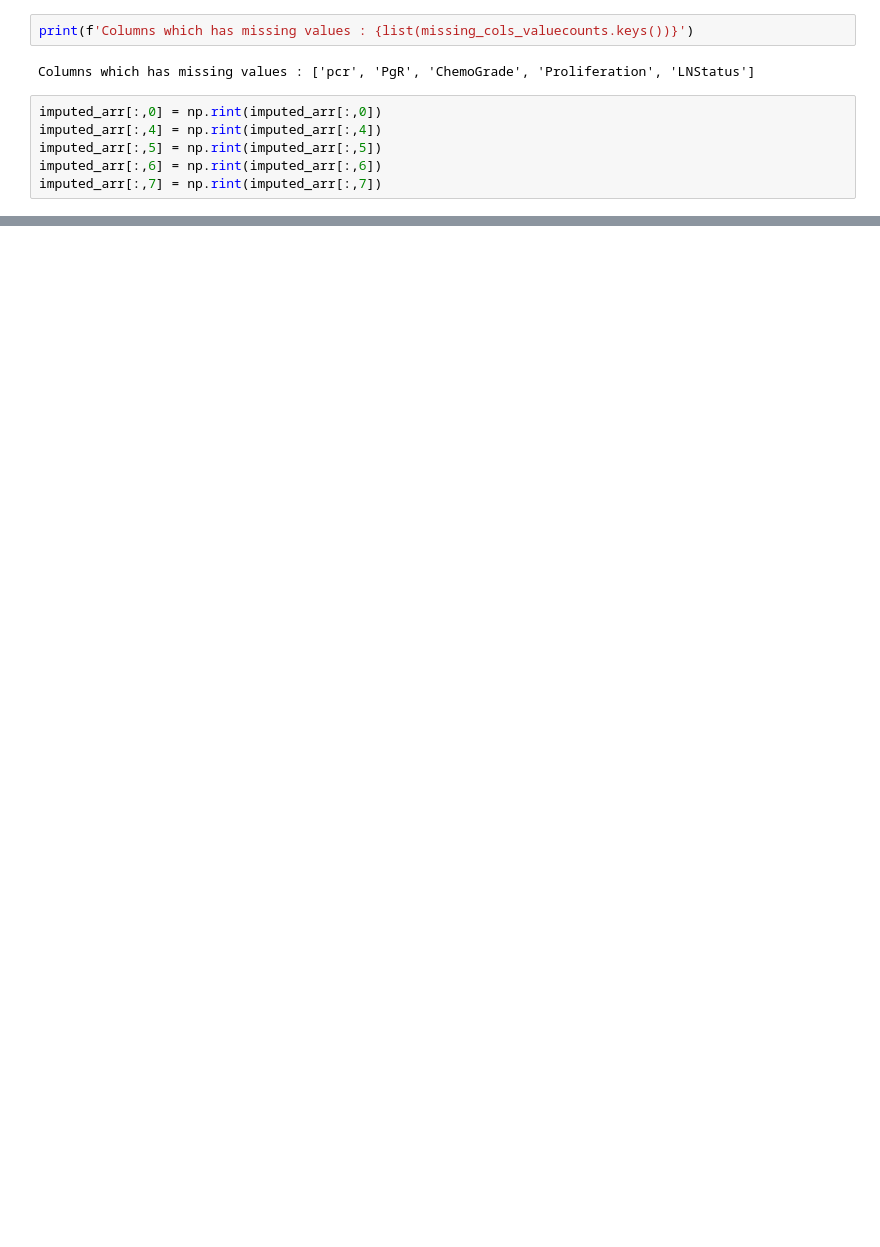
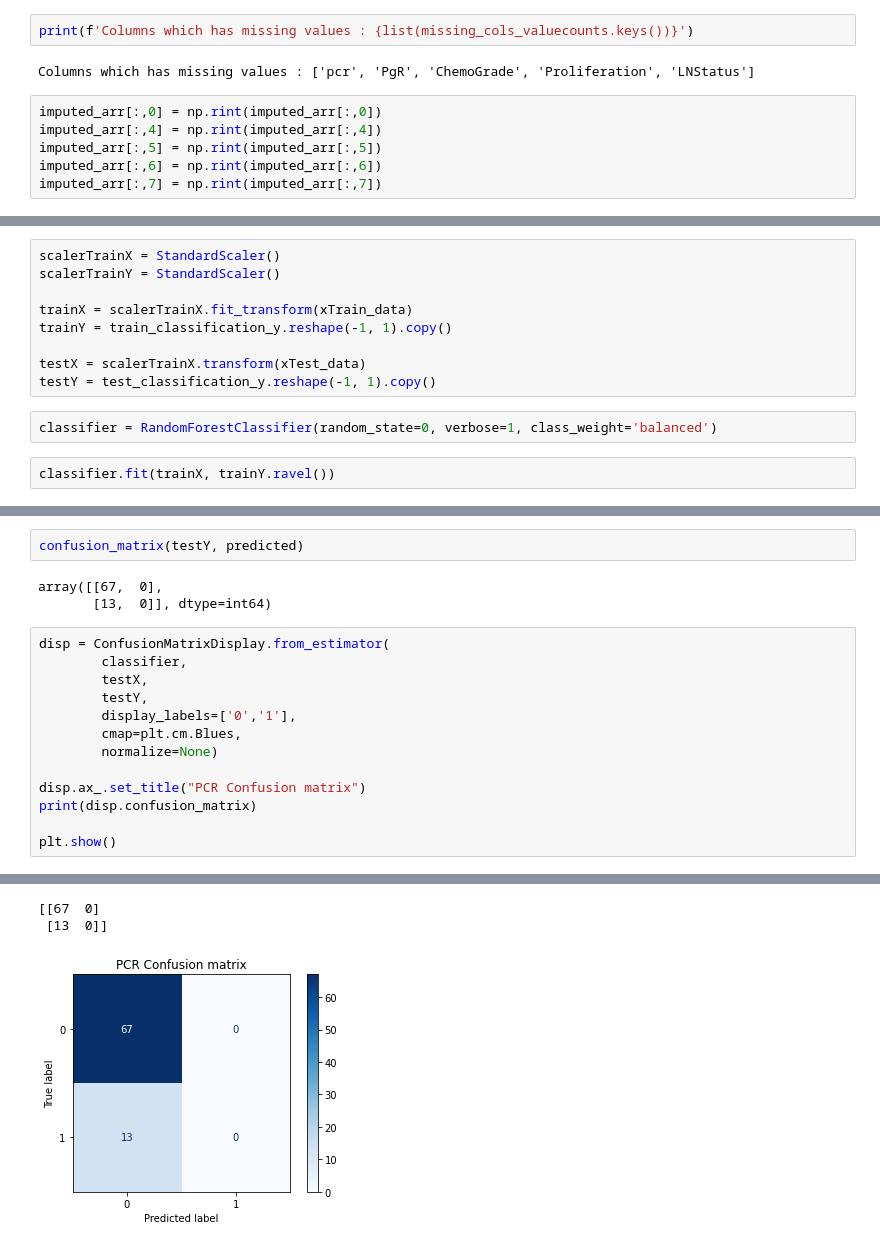
Before and after one commit to artemi8/ml-project-2, a Jupyter notebook: sudarsaan/data_proc_v1.ipynb, the cells around one changed output, grey strips where cells are left out. Saved outputs shown, nothing was run; the diff lists cells and outputs as text; blank space fills up the shorter version.

```diff
--- a/data_proc_v1.ipynb
+++ b/sudarsaan/data_proc_v1.ipynb
@@ -102,0 +281,13 @@ imputed_arr[:,7] = np.rint(imputed_arr[:,7])
+# %%
+scalerTrainX = StandardScaler()
+scalerTrainY = StandardScaler()
+
+trainX = scalerTrainX.fit_transform(xTrain_data)
+trainY = train_classification_y.reshape(-1, 1).copy()
+
+testX = scalerTrainX.transform(xTest_data)
+testY = test_classification_y.reshape(-1, 1).copy()
+# %%
+classifier = RandomForestClassifier(random_state=0, verbose=1, class_weight='balanced')
+# %%
+classifier.fit(trainX, trainY.ravel())
@@ -102,0 +311,19 @@ imputed_arr[:,7] = np.rint(imputed_arr[:,7])
+# %%
+confusion_matrix(testY, predicted)
+# %% [output]
+array([[67,  0],
+       [13,  0]], dtype=int64)
+# %%
+disp = ConfusionMatrixDisplay.from_estimator(
+        classifier,
+        testX,
+        testY,
+        display_labels=['0','1'],
+        cmap=plt.cm.Blues,
+        normalize=None)
+
+disp.ax_.set_title("PCR Confusion matrix")
+print(disp.confusion_matrix)
+
+plt.show()
+# %% [output]
@@ -102,0 +331,3 @@ imputed_arr[:,7] = np.rint(imputed_arr[:,7])
+[[67  0]
+ [13  0]]
+[figure, added]
```
Also changed, not shown: parts of 32 cells of this notebook, 5 other files.
